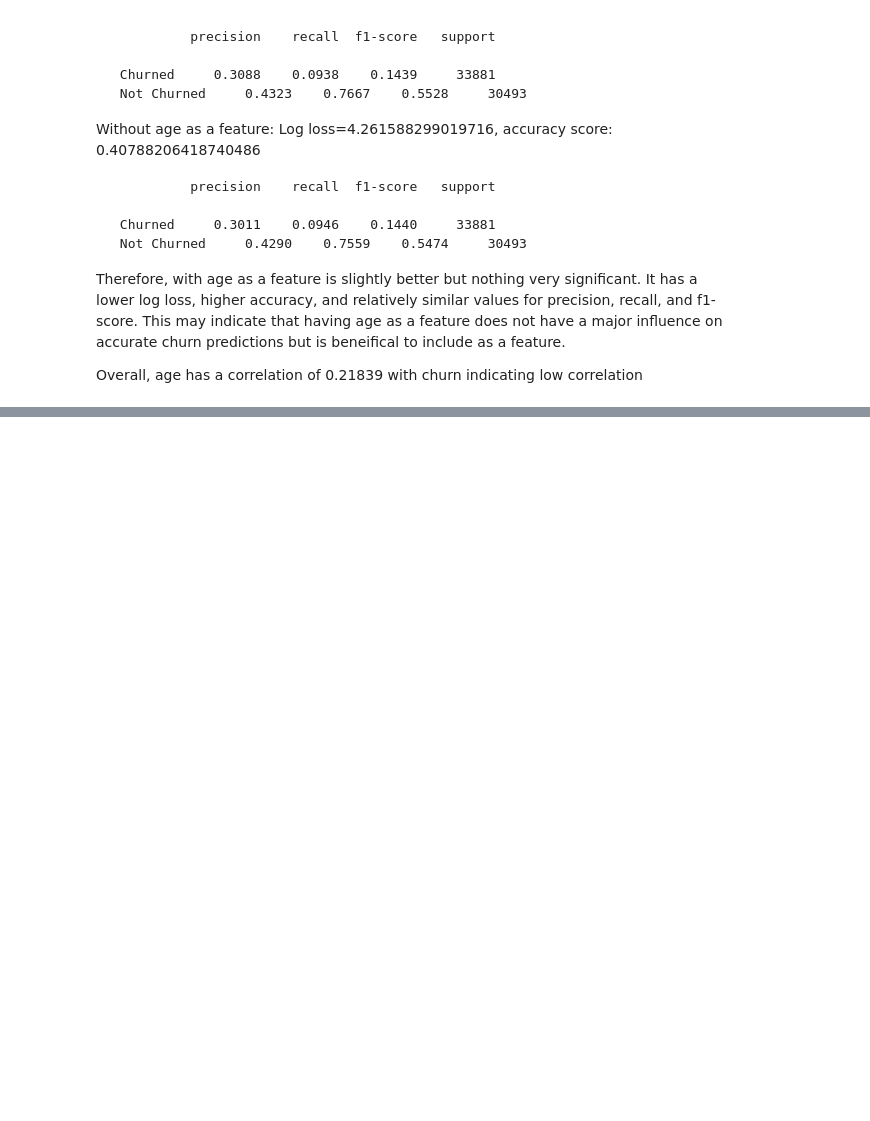
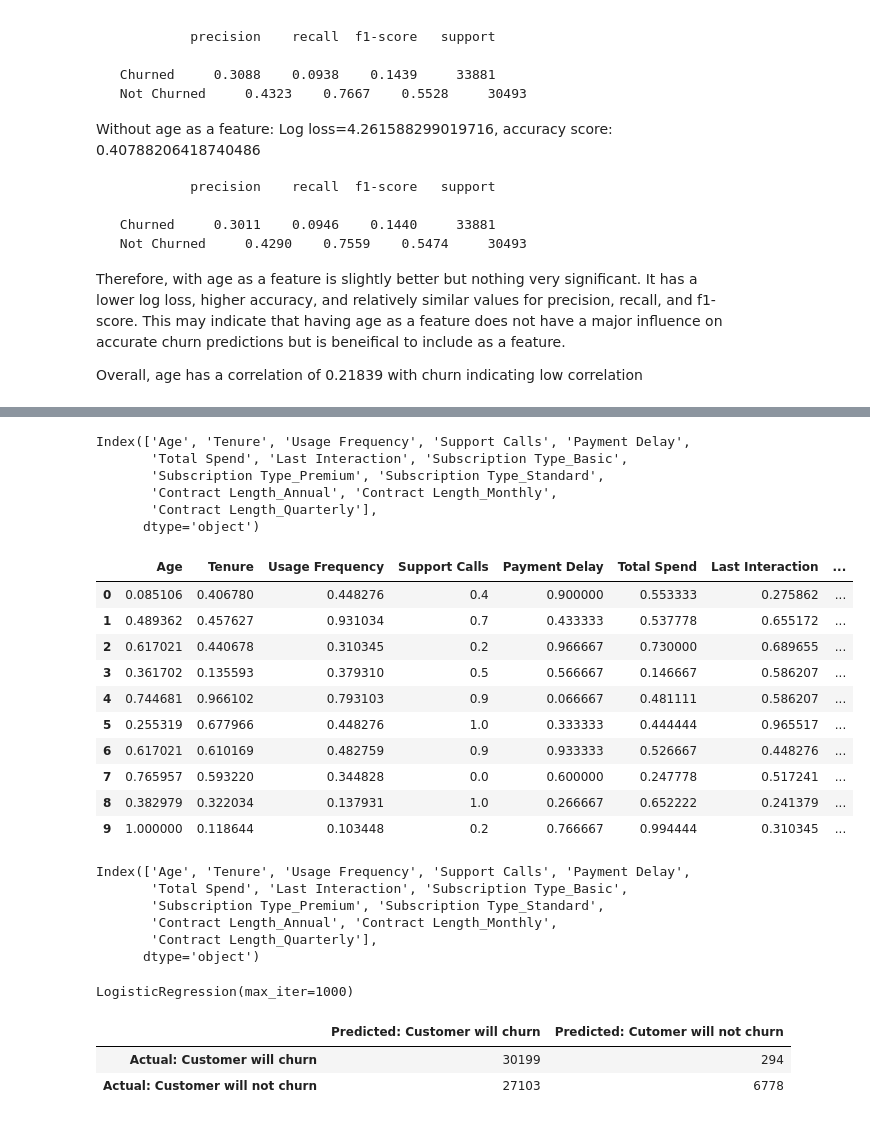
Before and after one commit to jkyc38/teammastercard, a Jupyter notebook: Experiment-Remove Age.ipynb, the cells around one changed output, grey strips where cells are left out. Cells and saved outputs as stored; diff of their text form; code cells hidden in the pictures; blank space fills up the shorter version.

```diff
--- a/Experiment-Remove Age.ipynb
+++ b/Experiment-Remove Age.ipynb
@@ -639,0 +655,40 @@ Overall, age has a correlation of 0.21839 with churn indicating low correlation
+# %%
+X_train.columns
+# %% [output]
+Index(['Age', 'Tenure', 'Usage Frequency', 'Support Calls', 'Payment Delay',
+       'Total Spend', 'Last Interaction', 'Subscription Type_Basic',
+       'Subscription Type_Premium', 'Subscription Type_Standard',
+       'Contract Length_Annual', 'Contract Length_Monthly',
+       'Contract Length_Quarterly'],
+      dtype='object')
+# %%
+y_test = df_norm_test['Churn']
+X_test = df_norm_test.drop(columns = ['Churn', 'CustomerID', 'Gender_Male', 'Gender_Female'], axis=1)
+# %%
+X_test.head(10)
+# %% [output]
+|  | Age | Tenure | Usage Frequency | Support Calls | Payment Delay | Total Spend | Last Interaction | ... |
+| 0 | 0.085106 | 0.406780 | 0.448276 | 0.4 | 0.900000 | 0.553333 | 0.275862 | ... |
+| 1 | 0.489362 | 0.457627 | 0.931034 | 0.7 | 0.433333 | 0.537778 | 0.655172 | ... |
+| 2 | 0.617021 | 0.440678 | 0.310345 | 0.2 | 0.966667 | 0.730000 | 0.689655 | ... |
+| 3 | 0.361702 | 0.135593 | 0.379310 | 0.5 | 0.566667 | 0.146667 | 0.586207 | ... |
+| 4 | 0.744681 | 0.966102 | 0.793103 | 0.9 | 0.066667 | 0.481111 | 0.586207 | ... |
+| 5 | 0.255319 | 0.677966 | 0.448276 | 1.0 | 0.333333 | 0.444444 | 0.965517 | ... |
+| 6 | 0.617021 | 0.610169 | 0.482759 | 0.9 | 0.933333 | 0.526667 | 0.448276 | ... |
+| 7 | 0.765957 | 0.593220 | 0.344828 | 0.0 | 0.600000 | 0.247778 | 0.517241 | ... |
+| 8 | 0.382979 | 0.322034 | 0.137931 | 1.0 | 0.266667 | 0.652222 | 0.241379 | ... |
+| 9 | 1.000000 | 0.118644 | 0.103448 | 0.2 | 0.766667 | 0.994444 | 0.310345 | ... |
+# %%
+X_test.columns
+# %% [output]
+Index(['Age', 'Tenure', 'Usage Frequency', 'Support Calls', 'Payment Delay',
+       'Total Spend', 'Last Interaction', 'Subscription Type_Basic',
+       'Subscription Type_Premium', 'Subscription Type_Standard',
+       'Contract Length_Annual', 'Contract Length_Monthly',
+       'Contract Length_Quarterly'],
+      dtype='object')
+# %%
+model_default = LogisticRegression(max_iter=1000, C=1.0)
+model_default.fit(X_train, y_train)
+# %% [output]
+LogisticRegression(max_iter=1000)
@@ -639,0 +704,11 @@ Overall, age has a correlation of 0.21839 with churn indicating low correlation
+# %%
+c_m = confusion_matrix(y_test, class_label_predictions_default, labels=[True, False])
+pd.DataFrame(
+c_m,
+columns=['Predicted: Customer will churn', 'Predicted: Cutomer will not churn'],
+index=['Actual: Customer will churn', 'Actual: Customer will not churn']
+)
+# %% [output]
+|  | Predicted: Customer will churn | Predicted: Cutomer will not churn |
+| Actual: Customer will churn | 30199 | 294 |
+| Actual: Customer will not churn | 27103 | 6778 |
```
Also changed, not shown: parts of 20 cells of this notebook.
